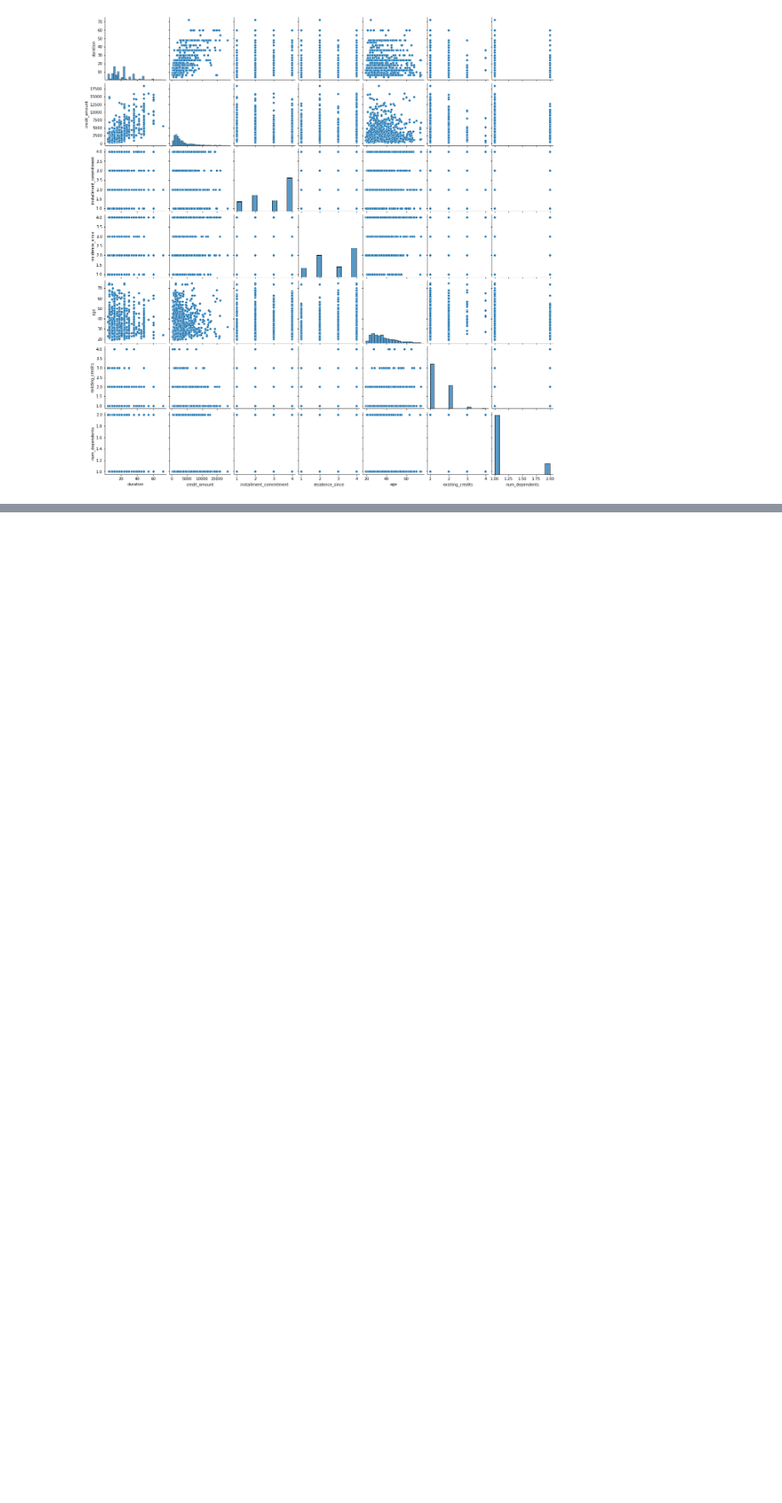
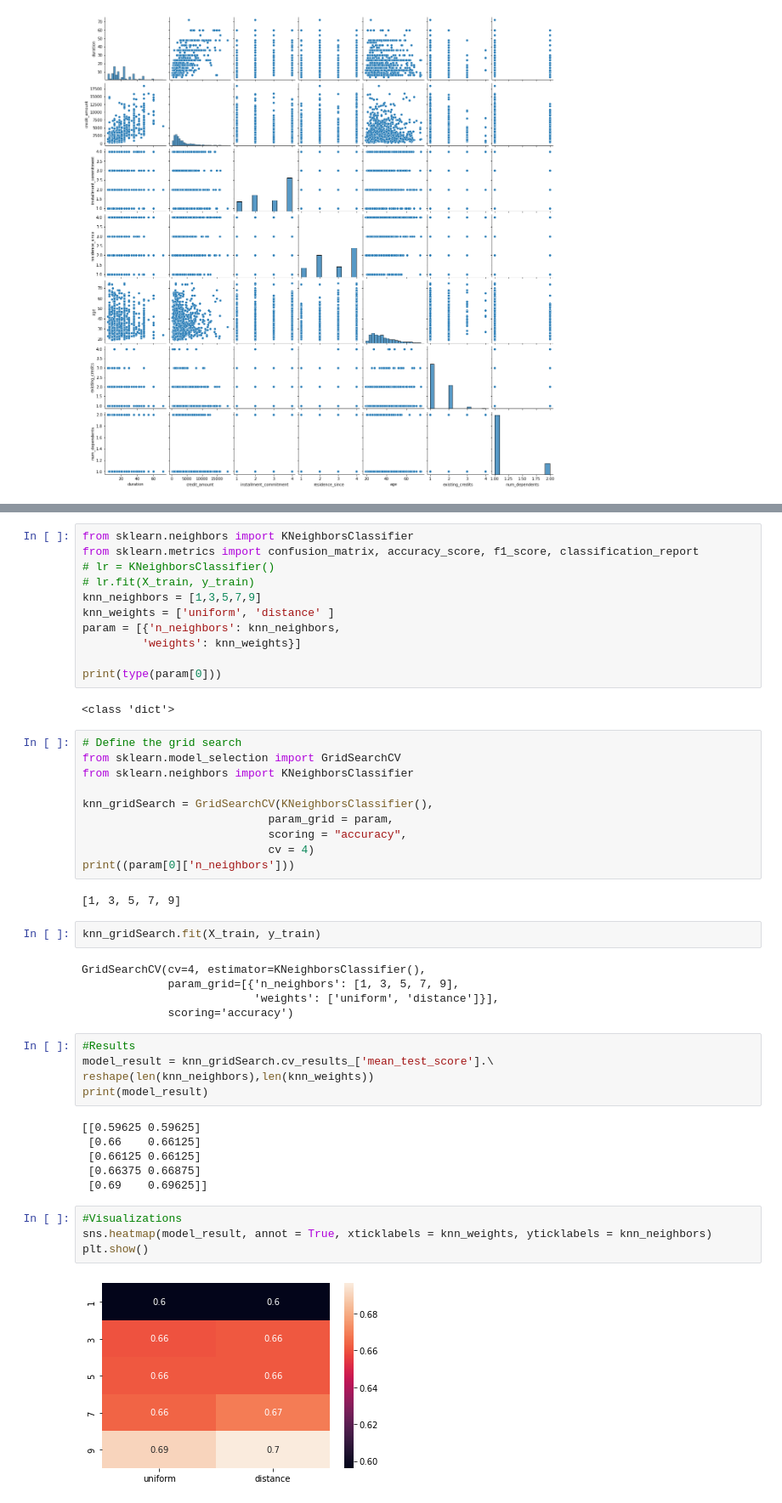
Before and after one commit to alexcTropic/Advanced-data-processing---class, a Jupyter notebook: ADPA_Project2.ipynb, the cells around one changed output, grey strips where cells are left out. Shown at 85% size. Saved outputs shown, nothing was run; the diff lists cells and outputs as text; blank space fills up the shorter version.

```diff
--- a/ADPA_Project2.ipynb
+++ b/ADPA_Project2.ipynb
@@ -173,0 +197,49 @@ sns.pairplot(df, diag_kind='hist')
+# %%
+from sklearn.neighbors import KNeighborsClassifier
+from sklearn.metrics import confusion_matrix, accuracy_score, f1_score, classification_report
+# lr = KNeighborsClassifier()
+# lr.fit(X_train, y_train)
+knn_neighbors = [1,3,5,7,9]
+knn_weights = ['uniform', 'distance' ]
+param = [{'n_neighbors': knn_neighbors,
+         'weights': knn_weights}]
+
+print(type(param[0]))
+# %% [output]
+<class 'dict'>
+# %%
+# Define the grid search
+from sklearn.model_selection import GridSearchCV
+from sklearn.neighbors import KNeighborsClassifier
+
+knn_gridSearch = GridSearchCV(KNeighborsClassifier(),
+                            param_grid = param,
+                            scoring = "accuracy",
+                            cv = 4)
+print((param[0]['n_neighbors']))
+# %% [output]
+[1, 3, 5, 7, 9]
+# %%
+knn_gridSearch.fit(X_train, y_train)
+# %% [output]
+GridSearchCV(cv=4, estimator=KNeighborsClassifier(),
+             param_grid=[{'n_neighbors': [1, 3, 5, 7, 9],
+                          'weights': ['uniform', 'distance']}],
+             scoring='accuracy')
+# %%
+#Results
+model_result = knn_gridSearch.cv_results_['mean_test_score'].\
+reshape(len(knn_neighbors),len(knn_weights))
+print(model_result)
+# %% [output]
+[[0.59625 0.59625]
+ [0.66    0.66125]
+ [0.66125 0.66125]
+ [0.66375 0.66875]
+ [0.69    0.69625]]
+# %%
+#Visualizations
+sns.heatmap(model_result, annot = True, xticklabels = knn_weights, yticklabels = knn_neighbors)
+plt.show()
+# %% [output]
+[figure, added]
```
Also changed, not shown: parts of 15 cells of this notebook.
